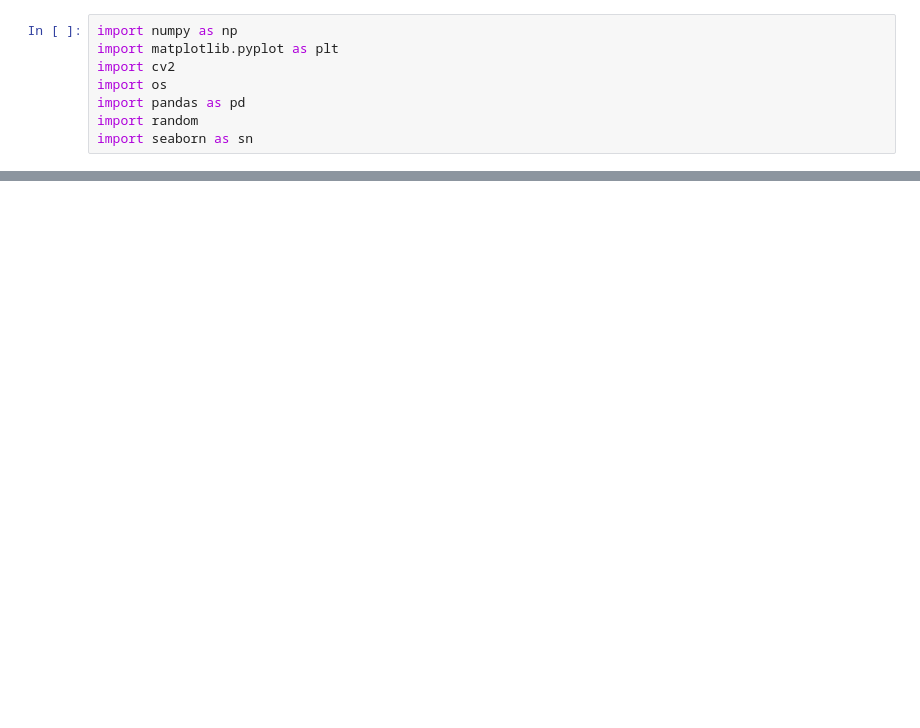
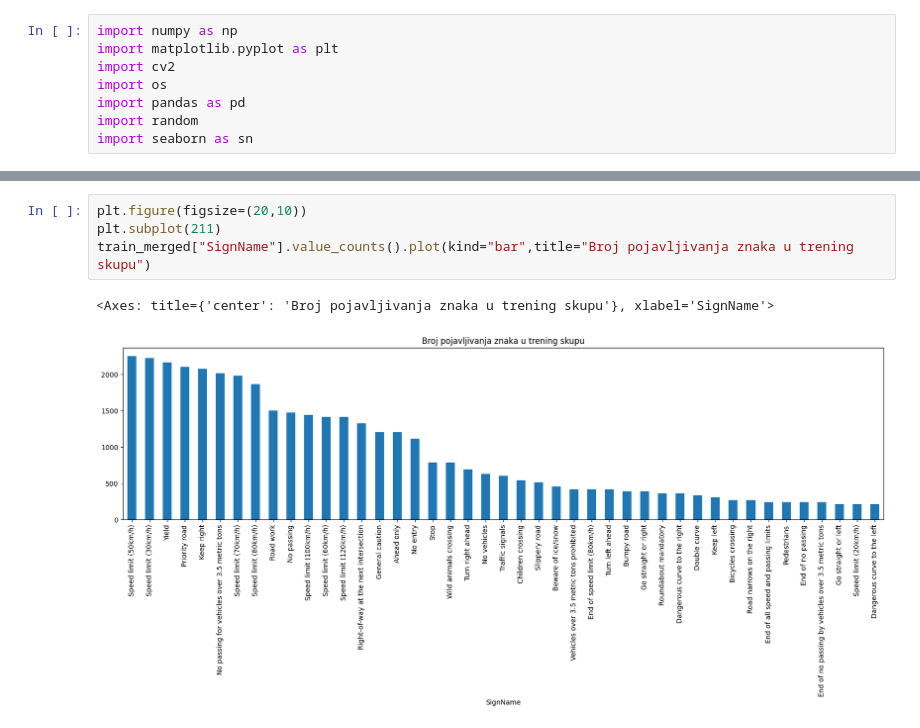
Before and after one commit to ajdinbukvic/poos-projekat, a Jupyter notebook: 01_priprema_analiza_podataka.ipynb, the cells around one changed output, grey strips where cells are left out. Drawn from its saved outputs; the diff is of its cells as text; blank space fills up the shorter version.

```diff
--- a/01_priprema_analiza_podataka.ipynb
+++ b/01_priprema_analiza_podataka.ipynb
@@ -335,0 +145,7 @@ fig.savefig('assets/data/images/output/traffic_sign_gallery.jpg', bbox_inches='t
+# %%
+plt.figure(figsize=(20,10))
+plt.subplot(211)
+train_merged["SignName"].value_counts().plot(kind="bar",title="Broj pojavljivanja znaka u trening skupu")
+# %% [output]
+<Axes: title={'center': 'Broj pojavljivanja znaka u trening skupu'}, xlabel='SignName'>
+[figure, added]
```
Also changed, not shown: parts of 45 cells of this notebook.
